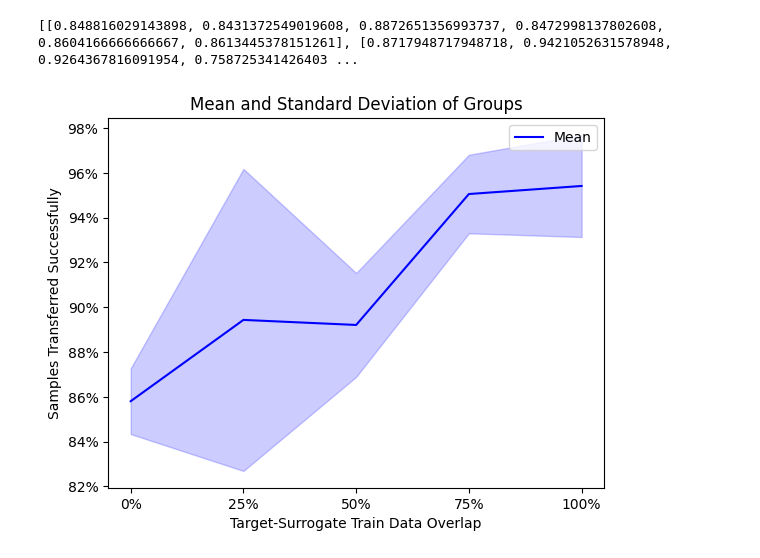
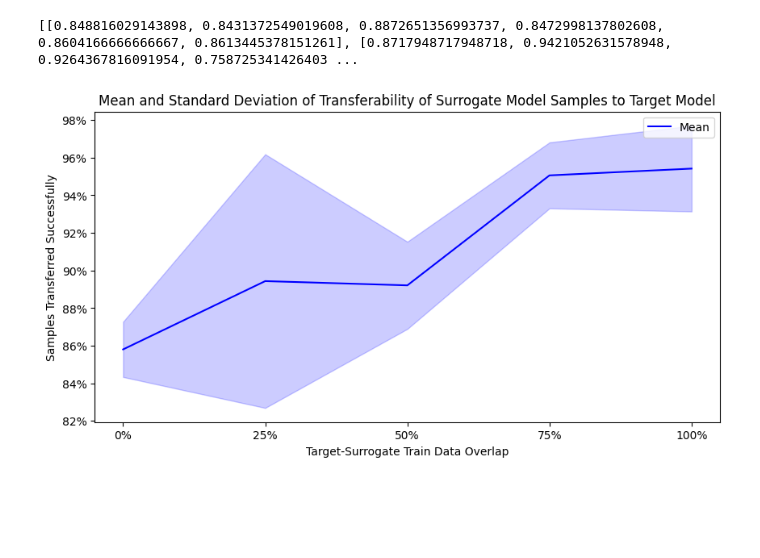
Before and after one commit to docluis/WAFcraft-docker, a Jupyter notebook: wafcraft/vizualize_results.ipynb, the cells around one changed output. Saved outputs shown, nothing was run; the diff lists cells and outputs as text; code cells hidden in the pictures; blank space fills up the shorter version.

```diff
--- a/wafcraft/vizualize_results.ipynb
+++ b/wafcraft/vizualize_results.ipynb
@@ -25,32 +25,32 @@ print(config_groups_results)
 import matplotlib.pyplot as plt
 import numpy as np
 from matplotlib.ticker import PercentFormatter
 
 data = np.array(config_groups_results)
 
 means = [np.mean(group) for group in data]
 std_devs = [np.std(group) for group in data]
 
 groups = ["0%", "25%", "50%", "75%", "100%"]
 
-
+plt.figure(figsize=(10, 5))
 plt.plot(groups, means, label="Mean", color="blue")
 
 
 plt.fill_between(
     groups,
     np.array(means) - np.array(std_devs),
     np.array(means) + np.array(std_devs),
     color="blue",
     alpha=0.2,
 )
 
 plt.xlabel("Target-Surrogate Train Data Overlap")
 plt.ylabel("Samples Transferred Successfully")
 plt.title("Mean and Standard Deviation of Transferability of Surrogate Model Samples to Target Model")
 plt.legend()
 
 plt.gca().yaxis.set_major_formatter(PercentFormatter(1, decimals=0))
 plt.show()
 # %% [output]
-[figure, old version]
+[figure, new version]
```
